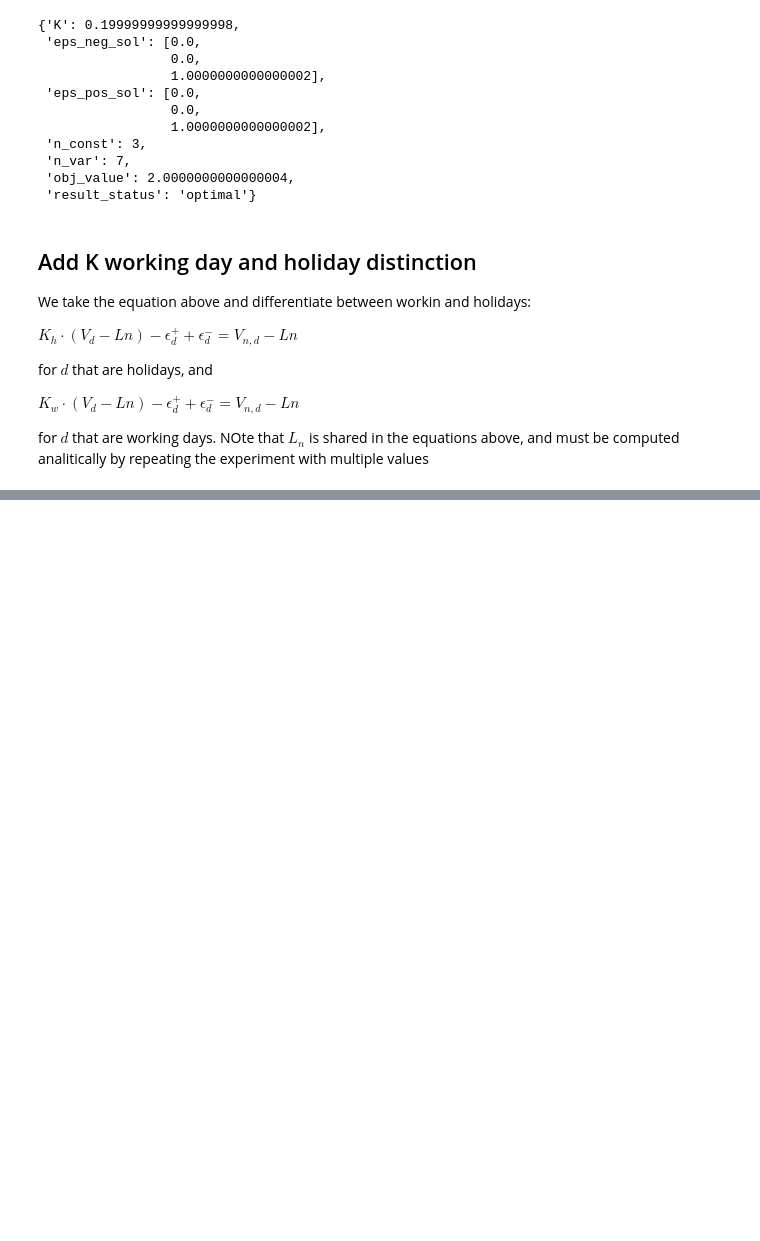
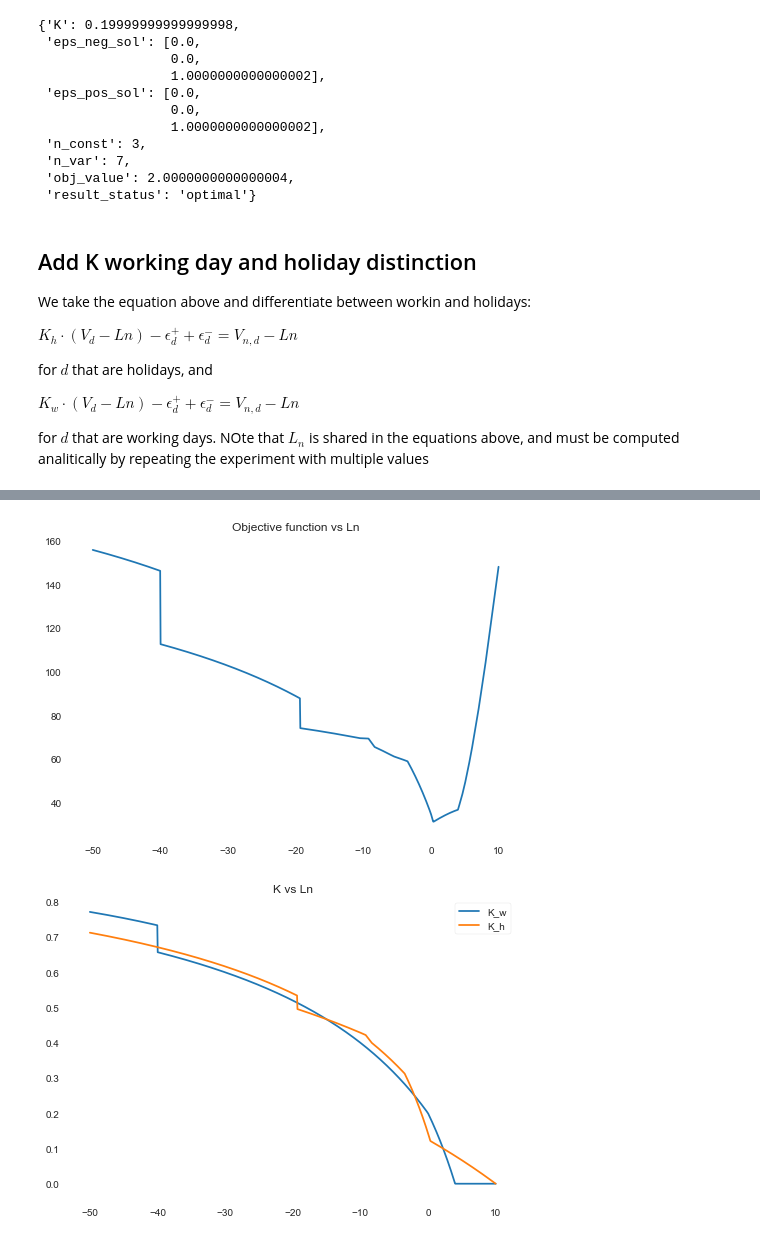
Before and after one commit to StorWater/StorWater_POC, a Jupyter notebook: notebooks/07-jsg-Mazzolani.ipynb, the cells around one changed output, grey strips where cells are left out. Saved outputs shown, nothing was run; the diff lists cells and outputs as text; code cells hidden in the pictures; blank space fills up the shorter version.

```diff
--- a/notebooks/07-jsg-Mazzolani.ipynb
+++ b/notebooks/07-jsg-Mazzolani.ipynb
@@ -339,9 +335,9 @@ for $d$ that are working days. NOte that $L_n$ is shared in the equations above,
 # %%
 from waterhack.mazzolani import Mazzolani
 # %%
-vol_day = [10,20,30,40]
-vol_nf = [1,2,3,4]
-is_holiday = [0,0,1,1]
+vol_day = [10,20,30,20,10,30,40,60,80,30,10,13,14,15]
+vol_nf = [5,4,6,7,8,0,0,20,10,7,5,1,2,1]
+is_holiday = [0,0,0,0,0,0,0,1,1,1,1,1,1,1]
 M = Mazzolani(vol_day = vol_day,
              vol_nf = vol_nf,
              is_holiday = is_holiday)
@@ -365,0 +371,5 @@ M.optimizeK3(Ln = -16)
+# %%
+Ln_list, obj, K_w, K_h = M.find_k(do_plot=True)
+# %% [output]
+[figure, added]
+[figure, added]
```
Also changed, not shown: parts of 3 cells of this notebook, 2 other files.
